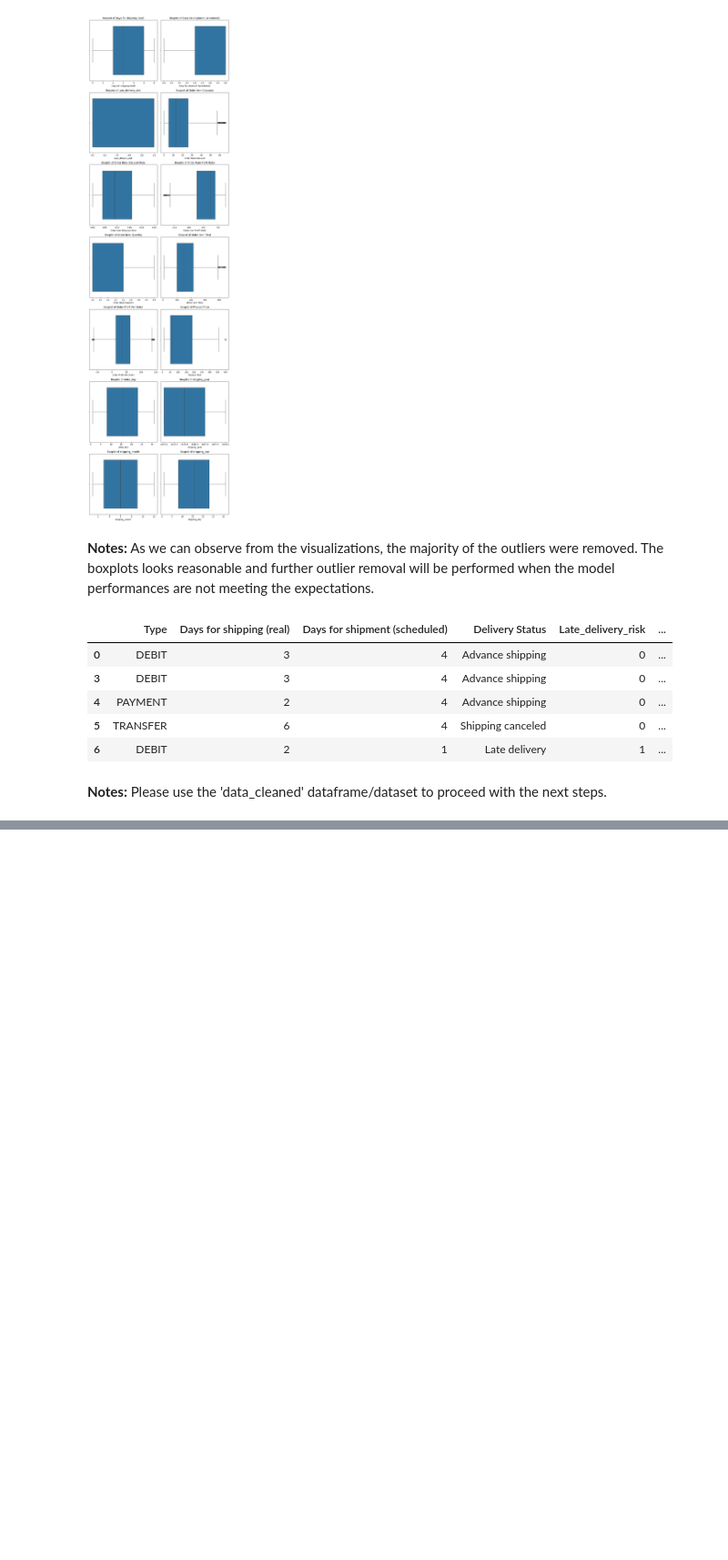
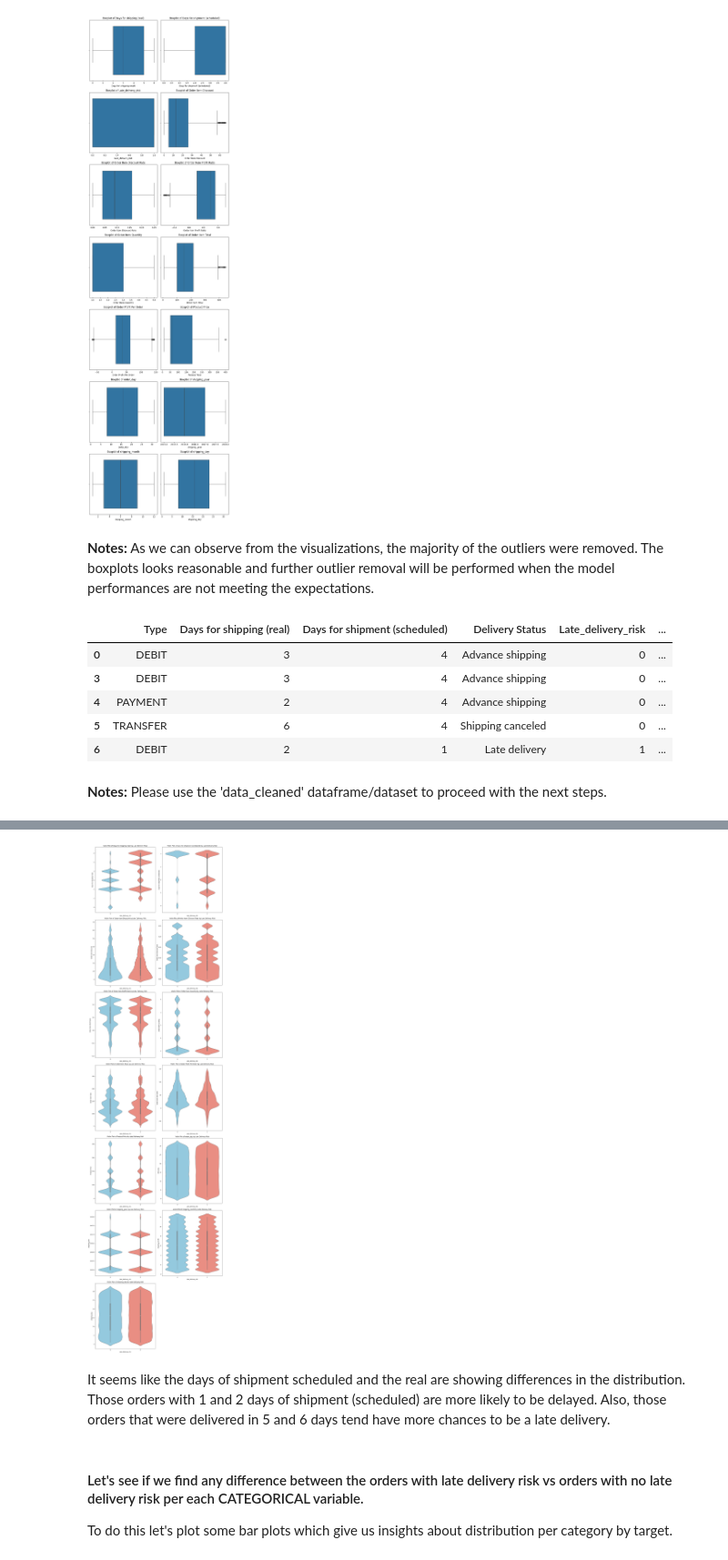
Before and after one commit to McGill-MMA-EnterpriseAnalytics/supply_chain_analytics, a Jupyter notebook: Data Cleaning-Preprocessing.ipynb, the cells around one changed output, grey strips where cells are left out. Shown at 91% size. Drawn from its saved outputs; the diff is of its cells as text; code cells hidden in the pictures; blank space fills up the shorter version.

```diff
--- a/Data Cleaning-Preprocessing.ipynb
+++ b/Data Cleaning-Preprocessing.ipynb
@@ -11,7 +11,7 @@ import matplotlib.pyplot as plt
 import chardet
 
 # Read the file as bytes
-with open("C:/Users/fredd/Desktop/Mcgill/Winter 2025/Enterprise DS/Dataset/DataCoSupplyChainDataset.csv", "rb") as f:
+with open("C:/Users/lilia/OneDrive/Desktop/lilianapgarciac/LILIANA GARCÍA/2024/MMA - Canada Dream/MMA/MGSC661/supply_chain_analytics/Dataset/Dataset/DataCoSupplyChainDataset.csv", "rb") as f:
     result = chardet.detect(f.read(10000))
 
 #Show the encoding
@@ -22,7 +22,7 @@ print(result)
 **Notes:** The file is encoded as 'ISO-8859-1'. Therefore we need to specify the encoding when loading the dataset.
 # %%
 #Load Dataset
-data = pd.read_csv("C:/Users/fredd/Desktop/Mcgill/Winter 2025/Enterprise DS/Dataset/DataCoSupplyChainDataset.csv", encoding="ISO-8859-1")
+data = pd.read_csv("C:/Users/lilia/OneDrive/Desktop/lilianapgarciac/LILIANA GARCÍA/2024/MMA - Canada Dream/MMA/MGSC661/supply_chain_analytics/Dataset/Dataset/DataCoSupplyChainDataset.csv", encoding="ISO-8859-1")
 # %%
 #Verify the first five rows of the dataset
 data.head()
@@ -389,0 +400,42 @@ data_cleaned.head()
+# %%
+# Exclude the grouping column from the numerical columns to be plotted
+plot_columns = [col for col in num_data_cleaned.columns if col != 'Late_delivery_risk']
+
+# Define a custom color palette for the groups
+custom_palette = {0: 'skyblue', 1: 'salmon'}
+
+# Set the number of columns for the subplot grid (2 columns)
+n_cols = 2
+n_rows = (len(plot_columns) + n_cols - 1) // n_cols
+
+# Create the subplot grid
+fig, axes = plt.subplots(n_rows, n_cols, figsize=(15, 8 * n_rows))
+axes = axes.flatten()  # Flatten the axes array for easier indexing
+
+# Loop through the numerical columns and create a violin plot with custom colors per group
+for i, column in enumerate(plot_columns):
+    sns.violinplot(
+        data=num_data_cleaned,
+        x='Late_delivery_risk',
+        y=column,
+        hue='Late_delivery_risk',        # Assign grouping variable to hue
+        palette=custom_palette,
+        legend=False,                     # Disable legend to avoid duplicate info
+        ax=axes[i]
+    )
+    axes[i].set_title(f'Violin Plot of {column} by Late Delivery Risk')
+
+# Remove any extra subplots if there are more axes than plots
+for j in range(i + 1, len(axes)):
+    fig.delaxes(axes[j])
+
+plt.tight_layout()
+plt.show()
+# %% [output]
+[figure, added]
+# %% [markdown]
+It seems like the days of shipment scheduled and the real are showing differences in the distribution. Those orders with 1 and 2 days of shipment (scheduled) are more likely to be delayed. Also, those orders that were delivered in 5 and 6 days tend have more chances to be a late delivery.
+# %% [markdown]
+#### Let's see if we find any difference between the orders with late delivery risk vs orders with no late delivery risk per each CATEGORICAL variable.
+
+To do this let's plot some bar plots which give us insights about distribution per category by target.
```
Also changed, not shown: parts of 19 cells of this notebook, 1 other file.
